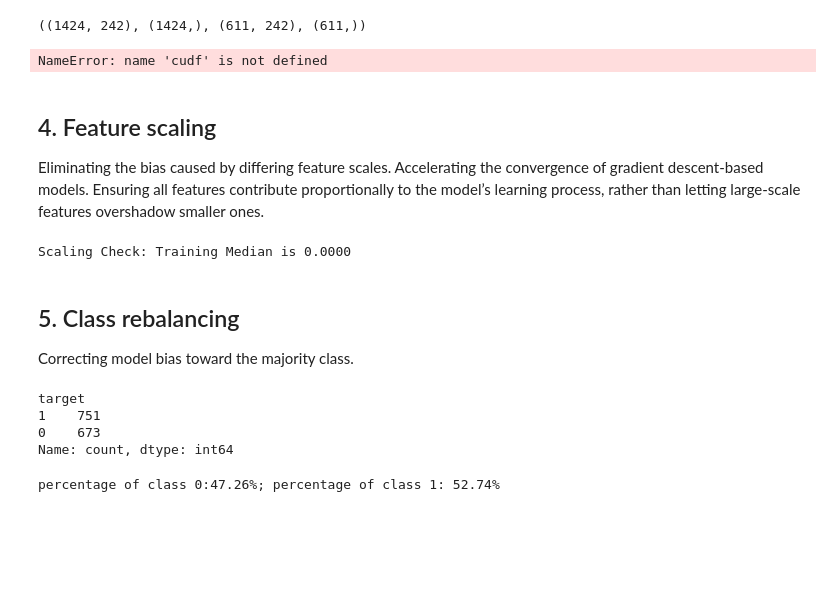
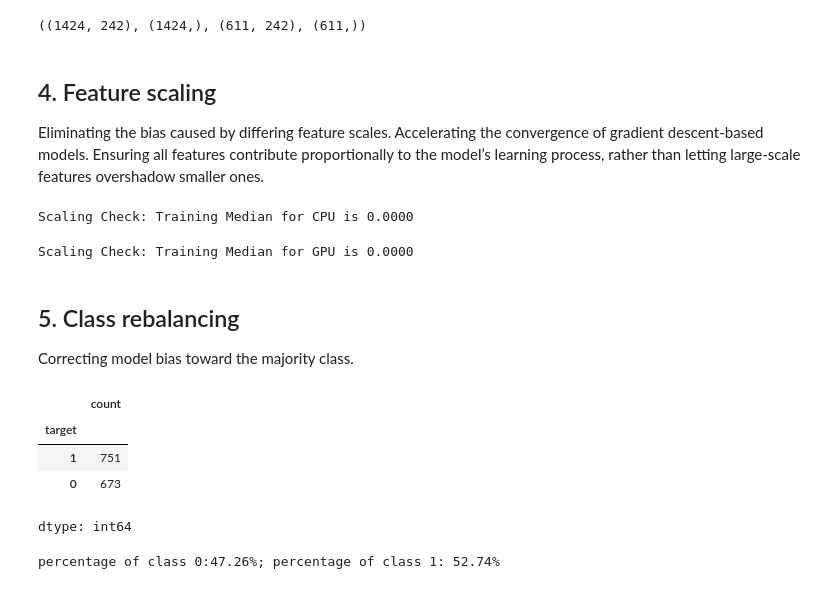
Before and after one commit to ClaireChii/AI-IN-FINANCE-PRACTICE-PROJECT, a Jupyter notebook: Practice - CPU and GPU models - Jiao Chi.ipynb, the cells around one changed output. Cells and saved outputs as stored; diff of their text form; code cells hidden in the pictures; blank space fills up the shorter version.

```diff
--- a/Practice - CPU and GPU models - Jiao Chi.ipynb
+++ b/Practice - CPU and GPU models - Jiao Chi.ipynb
@@ -190,19 +185,17 @@ The dataset is split chronologically into training and testing sets to preserve
 # Split 70% data for training, 30% data for testing.
 train_size = int(len(feature_data) * 0.7)
 # %%
-x_train, y_train = feature_data.iloc[:train_size], target_data.iloc[:train_size]
-x_test, y_test = feature_data.iloc[train_size:], target_data.iloc[train_size:]
+x_train_cpu, y_train_cpu = feature_data.iloc[:train_size], target_data.iloc[:train_size]
+x_test_cpu, y_test_cpu = feature_data.iloc[train_size:], target_data.iloc[train_size:]
 
-x_train.shape, y_train.shape, x_test.shape, y_test.shape
+x_train_cpu.shape, y_train_cpu.shape, x_test_cpu.shape, y_test_cpu.shape
 # %% [output]
 ((1424, 242), (1424,), (611, 242), (611,))
 # %%
-x_train_gpu = cudf.DataFrame.from_pandas(x_train)
-x_test_gpu  = cudf.DataFrame.from_pandas(x_test)
-y_train_gpu = cudf.Series(y_train)
-y_test_gpu  = cudf.Series(y_test)
+x_train_gpu = cudf.from_pandas(x_train_cpu)
+x_test_gpu  = cudf.from_pandas(x_test_cpu)
+y_train_gpu = cudf.from_pandas(y_train_cpu)
+y_test_gpu  = cudf.from_pandas(y_test_cpu)
-# %% [output]
-NameError: name 'cudf' is not defined
 # %% [markdown]
 ## 4. Feature scaling
 Eliminating the bias caused by differing feature scales. Accelerating the convergence of gradient descent-based models. Ensuring all features contribute proportionally to the model’s learning process, rather than letting large-scale features overshadow smaller ones.
@@ -217,35 +210,48 @@ def robust_scaling(train_df, test_df):
     scaler.fit(train_df)
 
     # Transform all sets using training statistics
-    train_s = scaler.transform(train_df)
-    test_s = scaler.transform(test_df)
+    trained_cpu = scaler.transform(train_df)
+    tested_cpu = scaler.transform(test_df)
 
-    train_scaled = pd.DataFrame(train_s, columns=train_df.columns, index=train_df.index)
-    test_scaled = pd.DataFrame(test_s, columns=test_df.columns, index=test_df.index)
+    train_scaled_cpu = pd.DataFrame(trained_cpu, columns=train_df.columns, index=train_df.index)
+    test_scaled_cpu = scaler.transform(test_df)
+    avg_median = train_scaled_cpu.median().mean()
+    print(f'Scaling Check: Training Median for CPU is {avg_median:.4f}')
+    return train_scaled_cpu, test_scaled_cpu
 
 
-    avg_median = train_scaled.median().mean()
-    print(f'Scaling Check: Training Median is {avg_median:.4f}')
-
-    return train_scaled, test_scaled
-
-
-train_scaled, test_scaled = robust_scaling(x_train, x_test)
+train_scaled_cpu, test_scaled_cpu = robust_scaling(x_train_cpu, x_test_cpu)
 # %% [output]
-Scaling Check: Training Median is 0.0000
+Scaling Check: Training Median for CPU is 0.0000
+# %%
+def robust_scaling_gpu(train_df_gpu, test_df_gpu):
+    scaler_gpu = cuRobustScaler()
+    scaler_gpu.fit(train_df_gpu)
+
+    train_scaled_gpu = scaler_gpu.transform(train_df_gpu)
+    test_scaled_gpu = scaler_gpu.transform(test_df_gpu)
+    avg_median = train_scaled_gpu.median().mean()
+    print(f'Scaling Check: Training Median for GPU is {avg_median:.4f}')
+    return train_scaled_cpu, test_scaled_cpu
+
+
+train_scaled_gpu, test_scaled_gpu = robust_scaling_gpu(x_train_gpu, x_test_gpu)
+# %% [output]
+Scaling Check: Training Median for GPU is 0.0000
 # %% [markdown]
 ## 5. Class rebalancing
 Correcting model bias toward the majority class.
 # %%
-counts = y_train.value_counts()
+counts = y_train_cpu.value_counts()
 c0 = counts.get(0, 0)
 c1 = counts.get(1, 0)
 counts
 # %% [output]
+|  | count |
+| target |  |
+| 1 | 751 |
+| 0 | 673 |
-target
-1    751
-0    673
-Name: count, dtype: int64
+dtype: int64
 # %%
 # Claculate the proportion of traing label.
 pct_0 = round(c0/(c0+c1), 4)
```
Also changed, not shown: parts of 9 cells of this notebook.
